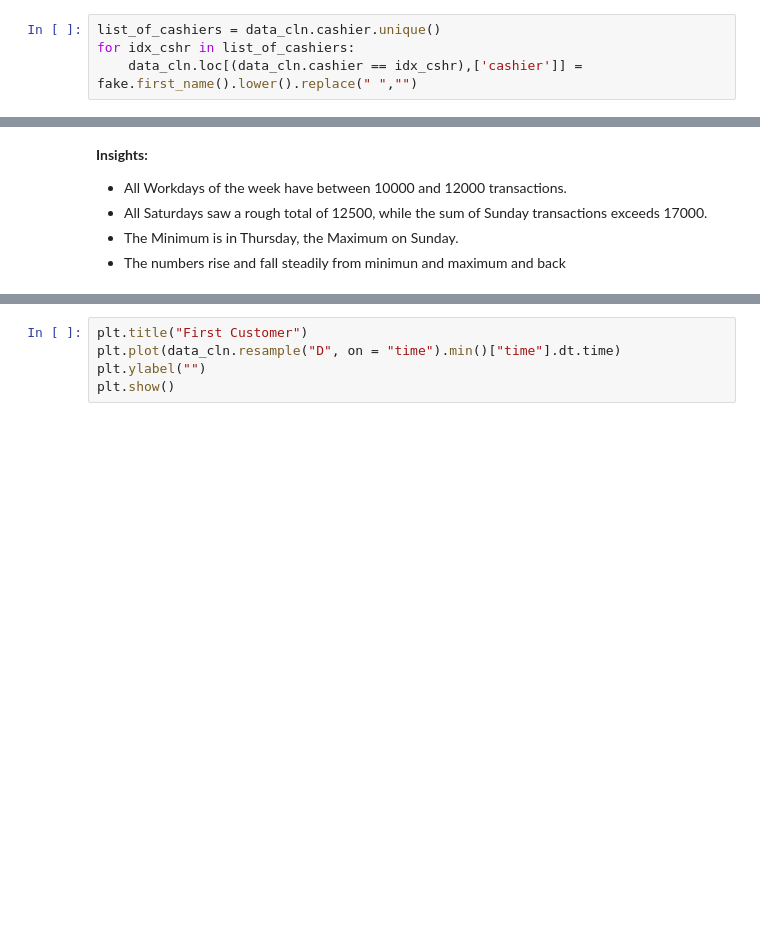
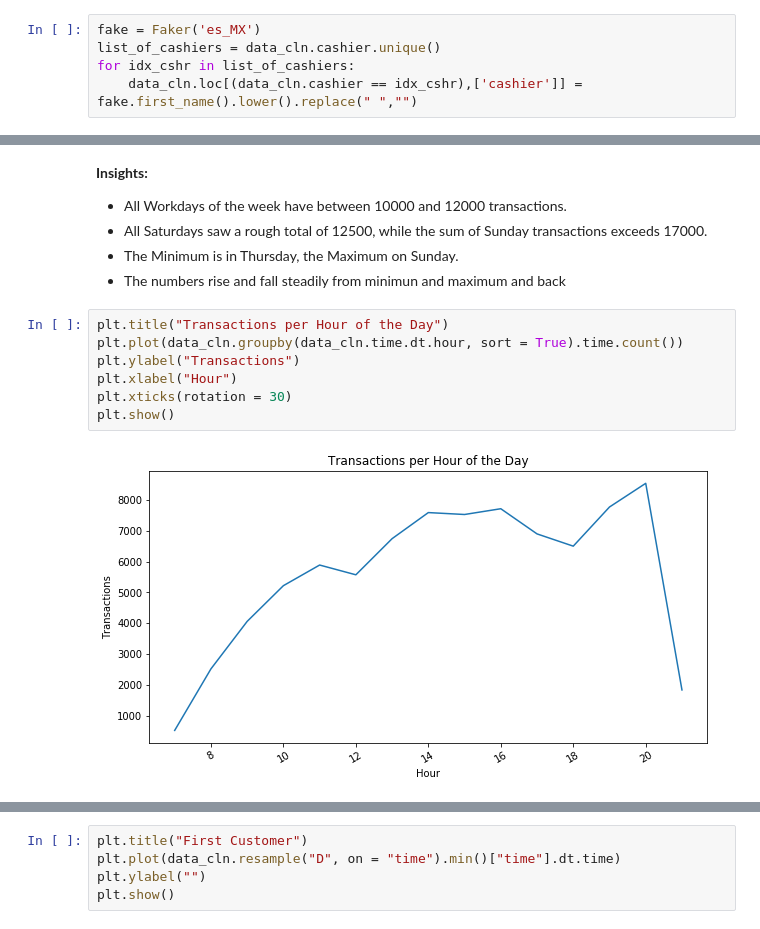
Before and after one commit to HRMNN/SuperMarket, a Jupyter notebook: SupMarTBD.ipynb, the cells around one changed output, grey strips where cells are left out. Cells and saved outputs as stored; diff of their text form; blank space fills up the shorter version.

```diff
--- a/SupMarTBD.ipynb
+++ b/SupMarTBD.ipynb
@@ -77,6 +77,7 @@ data_cln[stats.zscore(diff)>3]
 ### 02-05 : Anonymize Data
 It is unknown if the Data has been allready anonymized, therefore the feature "cashier" might contain the actual names of the cashiers. To be on the safe side, new names will be generated.
 # %%
+fake = Faker('es_MX')
 list_of_cashiers = data_cln.cashier.unique()
 for idx_cshr in list_of_cashiers:
     data_cln.loc[(data_cln.cashier == idx_cshr),['cashier']] = fake.first_name().lower().replace(" ","")
@@ -143,3 +148,12 @@ plt.show()
 - All Saturdays saw a rough total of 12500, while the sum of Sunday transactions exceeds 17000.<br>
 - The Minimum is in Thursday, the Maximum on Sunday.<br>
 - The numbers rise and fall steadily from minimun and maximum and back<br>
+# %%
+plt.title("Transactions per Hour of the Day")
+plt.plot(data_cln.groupby(data_cln.time.dt.hour, sort = True).time.count())
+plt.ylabel("Transactions")
+plt.xlabel("Hour")
+plt.xticks(rotation = 30)
+plt.show()
+# %% [output]
+[figure, added]
```
Also changed, not shown: parts of 42 cells of this notebook, 1 other file.
